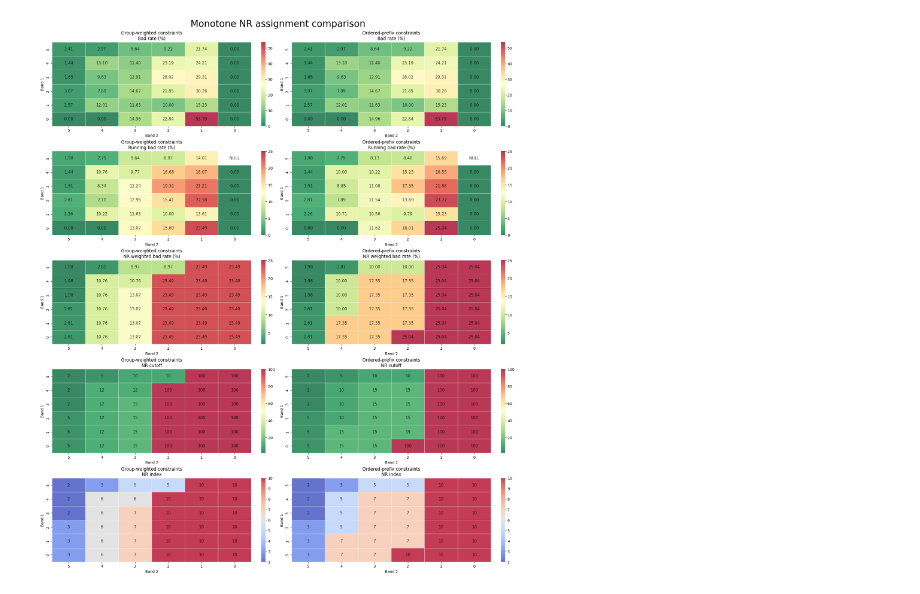
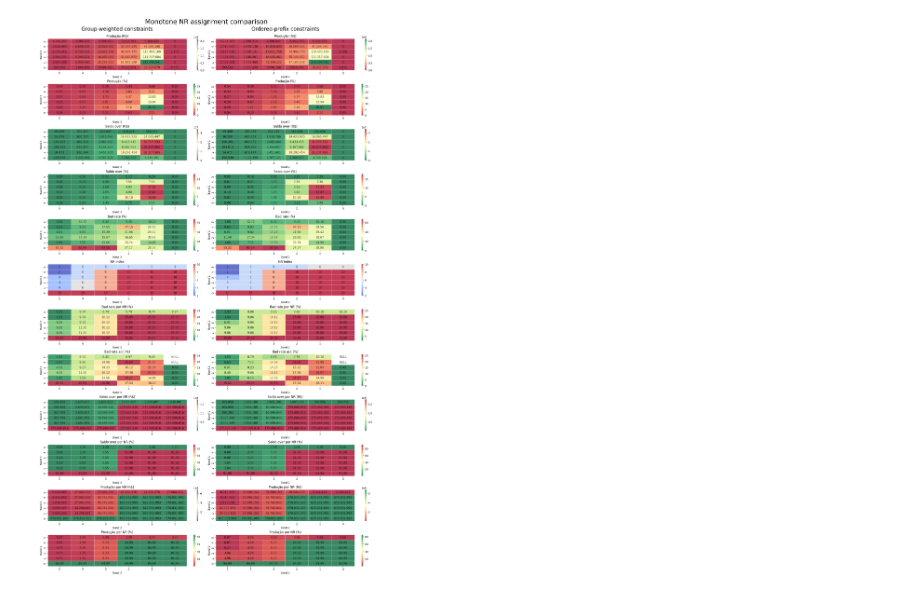
Before and after one commit to ebprado/Bayesian-clustering, a Jupyter notebook: NR_ajustado_v2.ipynb, the cells around one changed output. Drawn from its saved outputs; the diff is of its cells as text; code cells hidden in the pictures.

```diff
--- a/NR_ajustado_v2.ipynb
+++ b/NR_ajustado_v2.ipynb
@@ -556,17 +691,26 @@ approaches = {
     "Group-weighted constraints": group_weighted_results,
     "Ordered-prefix constraints": ordered_prefix_results,
 }
+
 approach_pdfs = {
     name: result.toPandas()
     for name, result in approaches.items()
 }
 
 heatmap_metrics = [
+    ("producao", "Produção (R$)", ",.0f", "RdYlGn"),
+    ("producao_dist", "Produção (%)", ".2f", "RdYlGn"),
+    ("saldo_over", "Saldo over (R$)", ",.0f", "RdYlGn_r"),
+    ("saldo_dist", "Saldo over (%)", ".2f", "RdYlGn_r"),
     ("bad_rate", "Bad rate (%)", ".2f", "RdYlGn_r"),
-    ("running_bad_rate", "Running bad rate (%)", ".2f", "RdYlGn_r"),
-    ("nr_weighted_bad_rate", "NR weighted bad rate (%)", ".2f", "RdYlGn_r"),
-    ("NR_cutoff", "NR cutoff", ".0f", "RdYlGn_r"),
     ("NR_index", "NR index", ".0f", "coolwarm"),
+    ("nr_bad_rate", "Bad rate por NR (%)", ".2f", "RdYlGn_r"),
+    ("bad_rate_acc", "Bad rate acc (%)", ".2f", "RdYlGn_r"),
+    ("nr_saldo", "Saldo over por NR (R$)", ",.0f", "RdYlGn_r"),
+    ("nr_saldo_dist", "Saldo over por NR (%)", ".2f", "RdYlGn_r"),
+    ("nr_producao", "Produção por NR (R$)", ",.0f", "RdYlGn"),
+    ("nr_producao_dist", "Produção por NR (%)", ".2f", "RdYlGn"),
+    # ("NR_cutoff", "NR cutoff", ".0f", "RdYlGn_r"),
 ]
 
 def shared_limits(metric):
@@ -606,7 +750,7 @@ def draw_heatmap(ax, pdf, metric, title, fmt, cmap_name, vmin, vmax):
 
     for row_idx, (_, row) in enumerate(matrix.iterrows()):
         for col_idx, value in enumerate(row):
-            label = "NULL" if pd.isna(value) else format(value, fmt)
+            label = "NULL" if pd.isna(value) else format(value, fmt).replace(",", ".")
             ax.text(
                 col_idx + 0.5,
                 row_idx + 0.5,
@@ -617,33 +761,44 @@ def draw_heatmap(ax, pdf, metric, title, fmt, cmap_name, vmin, vmax):
                 color="black",
                 alpha=0.75,
             )
 
     ax.set_title(title, fontsize=12)
     ax.set_xlabel("Band 2")
     ax.set_ylabel("Band 1")
 
 fig, axes = plt.subplots(
     nrows=len(heatmap_metrics),
     ncols=len(approach_pdfs),
-    figsize=(18, 21),
+    figsize=(18, 30),
     constrained_layout=True,
 )
 
 for row_idx, (metric, title, fmt, cmap_name) in enumerate(heatmap_metrics):
     vmin, vmax = shared_limits(metric)
     for col_idx, (approach_name, pdf) in enumerate(approach_pdfs.items()):
         draw_heatmap(
             axes[row_idx, col_idx],
             pdf,
             metric,
-            f"{approach_name}\n{title}",
+            title,
             fmt,
             cmap_name,
             vmin,
             vmax,
         )
+        if row_idx == 0:
+            axes[row_idx, col_idx].text(
+                0.5,
+                1.22,
+                approach_name,
+                transform=axes[row_idx, col_idx].transAxes,
+                ha="center",
+                va="bottom",
+                fontsize=20,
+                # fontweight="bold",
+            )
 
 fig.suptitle("Monotone NR assignment comparison", fontsize=25)
 plt.show()
 # %% [output]
-[figure, old version]
+[figure, new version]
```
Also changed, not shown: parts of 8 cells of this notebook, 6 other files.
